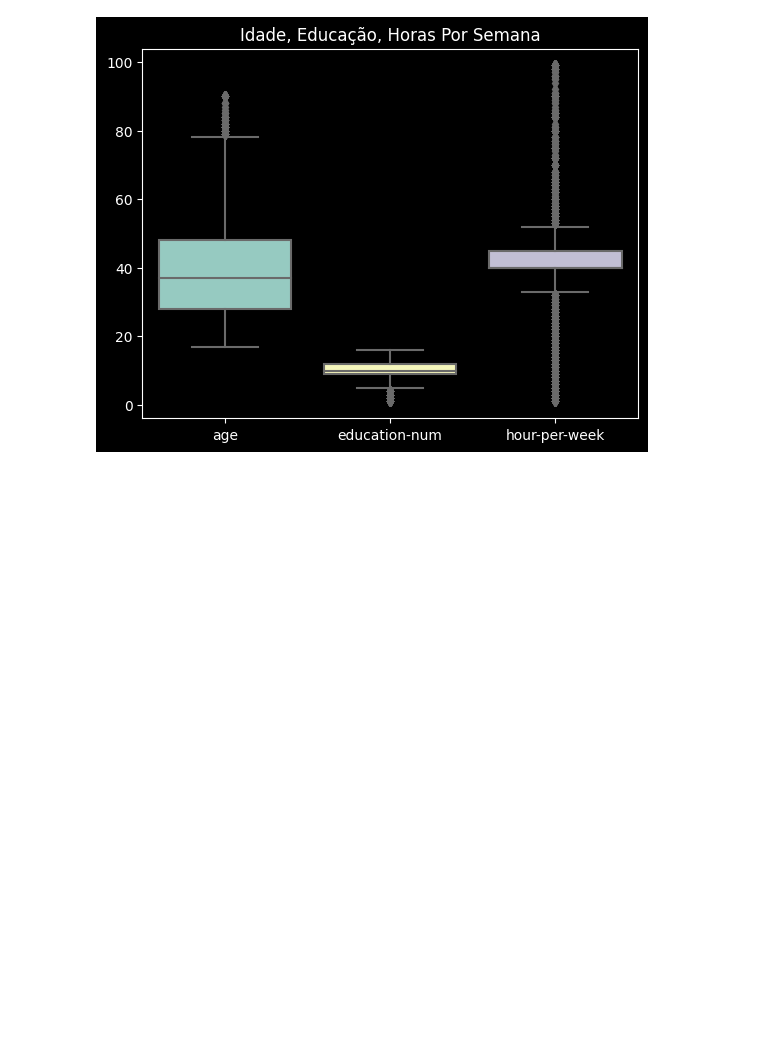
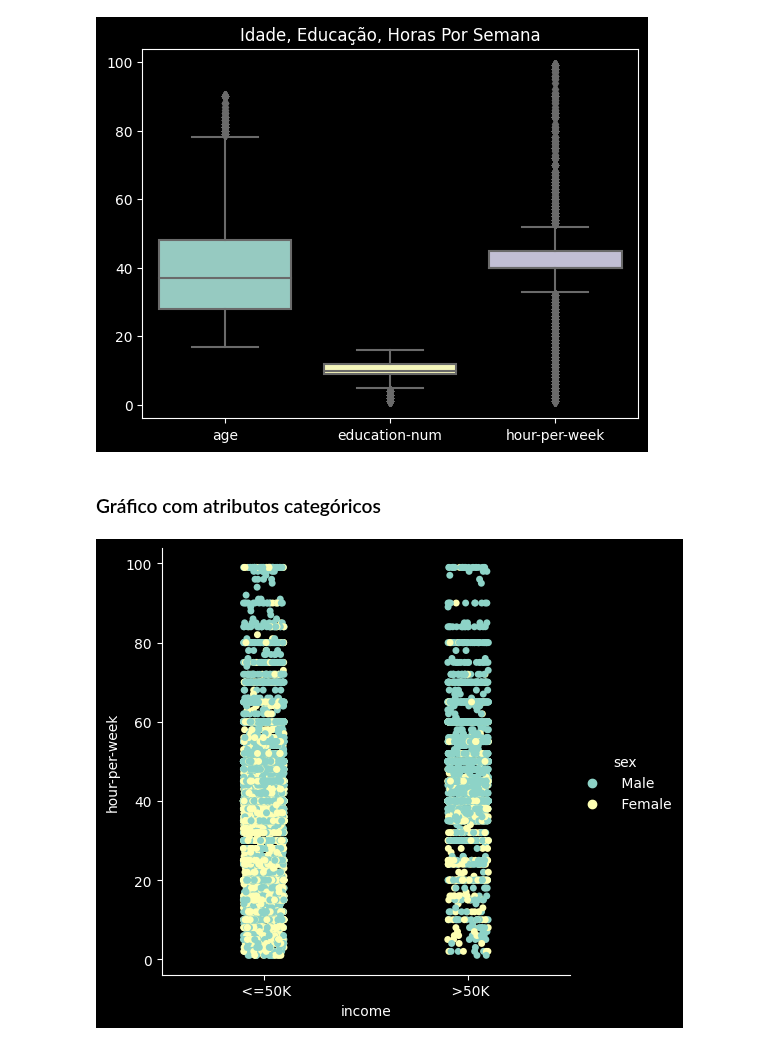
Before and after one commit to Joao-Inacio/Statistics_for-Data_Science, a Jupyter notebook: Visualizacao/Graficos.ipynb, the cells around one changed output. Drawn from its saved outputs; the diff is of its cells as text; code cells hidden in the pictures; blank space fills up the shorter version.

Commit message:
Gráfico com atributos categóricos

```diff
--- a/Visualizacao/Graficos.ipynb
+++ b/Visualizacao/Graficos.ipynb
@@ -123,3 +123,10 @@ plt.title('Idade, Educação, Horas Por Semana')
 plt.show()
 # %% [output]
 [figure]
+# %% [markdown]
+### Gráfico com atributos categóricos
+# %%
+# Gráfico de renda por horas trabalhada agrupada por sexo
+sns.catplot(x='income', y='hour-per-week', data=ds, hue='sex');
+# %% [output]
+[figure, added]
```
Also changed, not shown: parts of 2 cells of this notebook.
